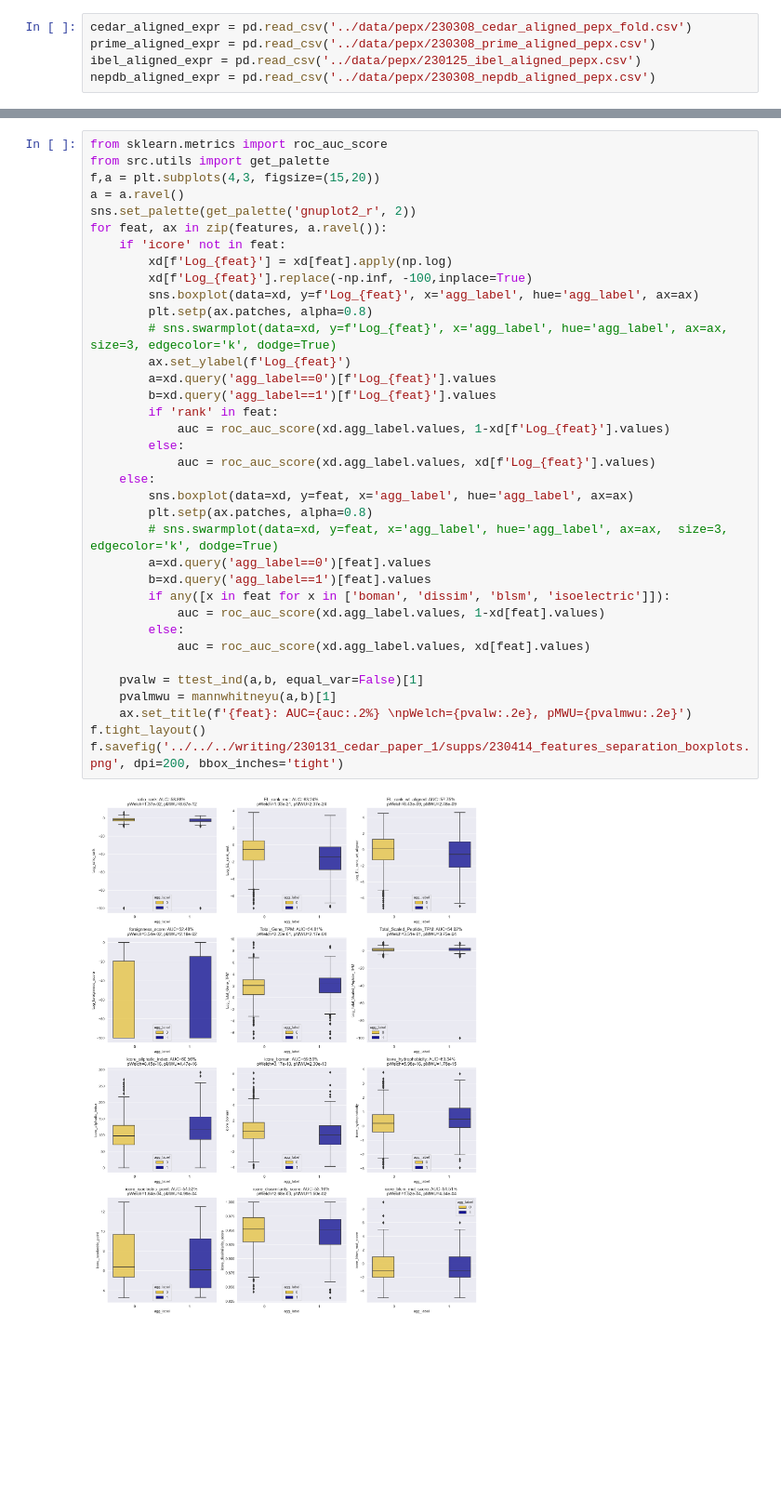
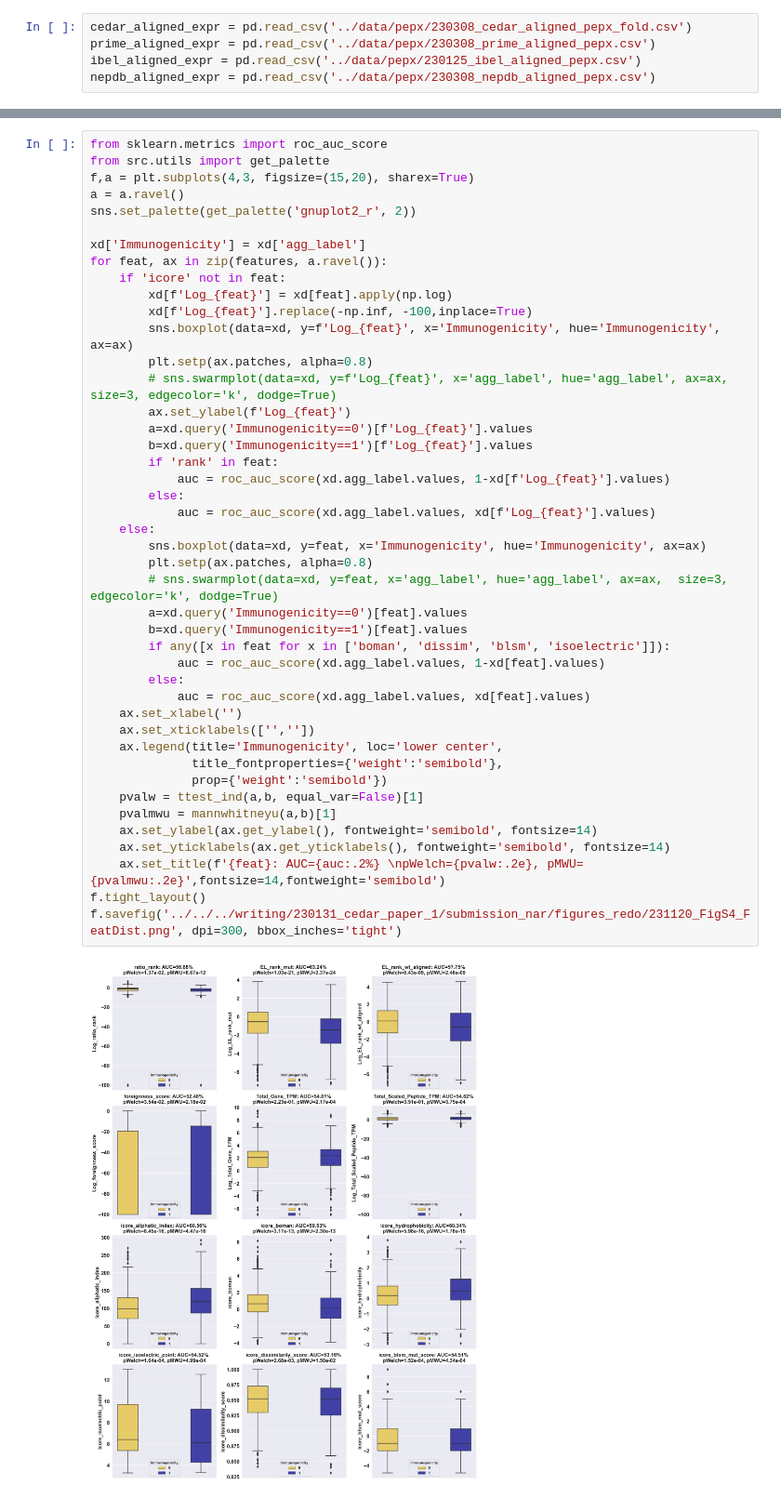
Before and after one commit to richieYT-wan/cedar, a Jupyter notebook: notebook/feature_correlation.ipynb, the cells around one changed output, grey strips where cells are left out. Shown at 93% size. Saved outputs shown, nothing was run; the diff lists cells and outputs as text; blank space fills up the shorter version.

Commit message:
updated figures for paper revisions

```diff
--- a/notebook/feature_correlation.ipynb
+++ b/notebook/feature_correlation.ipynb
@@ -252,38 +251,46 @@ f.savefig('../../../writing/230131_cedar_paper_1/230414_feature_correlations.png
 # %%
 from sklearn.metrics import roc_auc_score
 from src.utils import get_palette
-f,a = plt.subplots(4,3, figsize=(15,20))
+f,a = plt.subplots(4,3, figsize=(15,20), sharex=True)
 a = a.ravel()
 sns.set_palette(get_palette('gnuplot2_r', 2))
+
+xd['Immunogenicity'] = xd['agg_label']
 for feat, ax in zip(features, a.ravel()):
     if 'icore' not in feat:
         xd[f'Log_{feat}'] = xd[feat].apply(np.log)
         xd[f'Log_{feat}'].replace(-np.inf, -100,inplace=True)
-        sns.boxplot(data=xd, y=f'Log_{feat}', x='agg_label', hue='agg_label', ax=ax)
+        sns.boxplot(data=xd, y=f'Log_{feat}', x='Immunogenicity', hue='Immunogenicity', ax=ax)
         plt.setp(ax.patches, alpha=0.8)
         # sns.swarmplot(data=xd, y=f'Log_{feat}', x='agg_label', hue='agg_label', ax=ax, size=3, edgecolor='k', dodge=True)
         ax.set_ylabel(f'Log_{feat}')
-        a=xd.query('agg_label==0')[f'Log_{feat}'].values
-        b=xd.query('agg_label==1')[f'Log_{feat}'].values
+        a=xd.query('Immunogenicity==0')[f'Log_{feat}'].values
+        b=xd.query('Immunogenicity==1')[f'Log_{feat}'].values
         if 'rank' in feat:
             auc = roc_auc_score(xd.agg_label.values, 1-xd[f'Log_{feat}'].values)
         else:
             auc = roc_auc_score(xd.agg_label.values, xd[f'Log_{feat}'].values)
     else:
-        sns.boxplot(data=xd, y=feat, x='agg_label', hue='agg_label', ax=ax)
+        sns.boxplot(data=xd, y=feat, x='Immunogenicity', hue='Immunogenicity', ax=ax)
         plt.setp(ax.patches, alpha=0.8)
         # sns.swarmplot(data=xd, y=feat, x='agg_label', hue='agg_label', ax=ax,  size=3, edgecolor='k', dodge=True)
-        a=xd.query('agg_label==0')[feat].values
-        b=xd.query('agg_label==1')[feat].values
+        a=xd.query('Immunogenicity==0')[feat].values
+        b=xd.query('Immunogenicity==1')[feat].values
         if any([x in feat for x in ['boman', 'dissim', 'blsm', 'isoelectric']]):
             auc = roc_auc_score(xd.agg_label.values, 1-xd[feat].values)
         else:
             auc = roc_auc_score(xd.agg_label.values, xd[feat].values)
-
+    ax.set_xlabel('')
+    ax.set_xticklabels(['',''])
+    ax.legend(title='Immunogenicity', loc='lower center',
+              title_fontproperties={'weight':'semibold'},
+              prop={'weight':'semibold'})
     pvalw = ttest_ind(a,b, equal_var=False)[1]
     pvalmwu = mannwhitneyu(a,b)[1]
-    ax.set_title(f'{feat}: AUC={auc:.2%} \npWelch={pvalw:.2e}, pMWU={pvalmwu:.2e}')
+    ax.set_ylabel(ax.get_ylabel(), fontweight='semibold', fontsize=14)
+    ax.set_yticklabels(ax.get_yticklabels(), fontweight='semibold', fontsize=14)
+    ax.set_title(f'{feat}: AUC={auc:.2%} \npWelch={pvalw:.2e}, pMWU={pvalmwu:.2e}',fontsize=14,fontweight='semibold')
 f.tight_layout()
-f.savefig('../../../writing/230131_cedar_paper_1/supps/230414_features_separation_boxplots.png', dpi=200, bbox_inches='tight')
+f.savefig('../../../writing/230131_cedar_paper_1/submission_nar/figures_redo/231120_FigS4_FeatDist.png', dpi=300, bbox_inches='tight')
 # %% [output]
-[figure, old version]
+[figure, new version]
```
Also changed, not shown: parts of 2 cells of this notebook, 4 other files.
